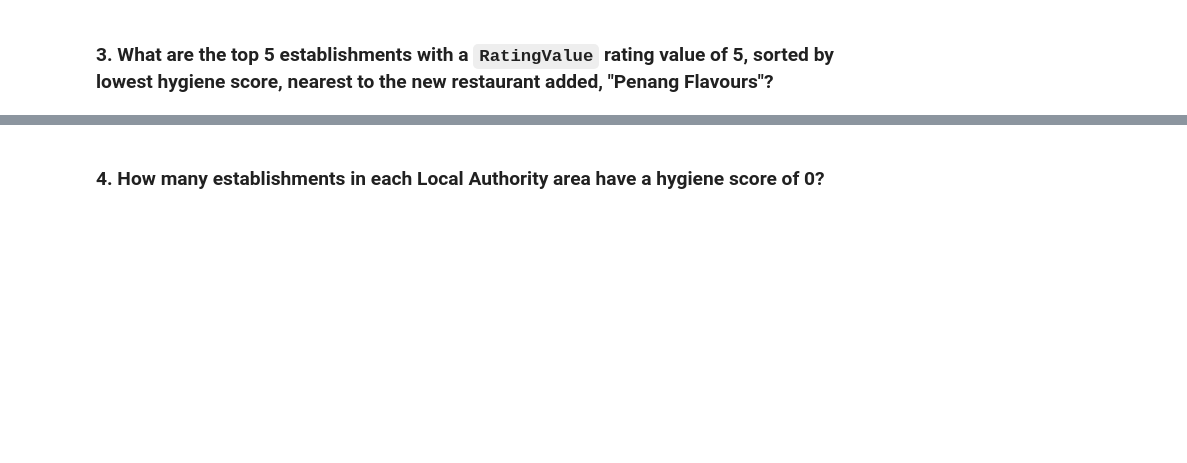
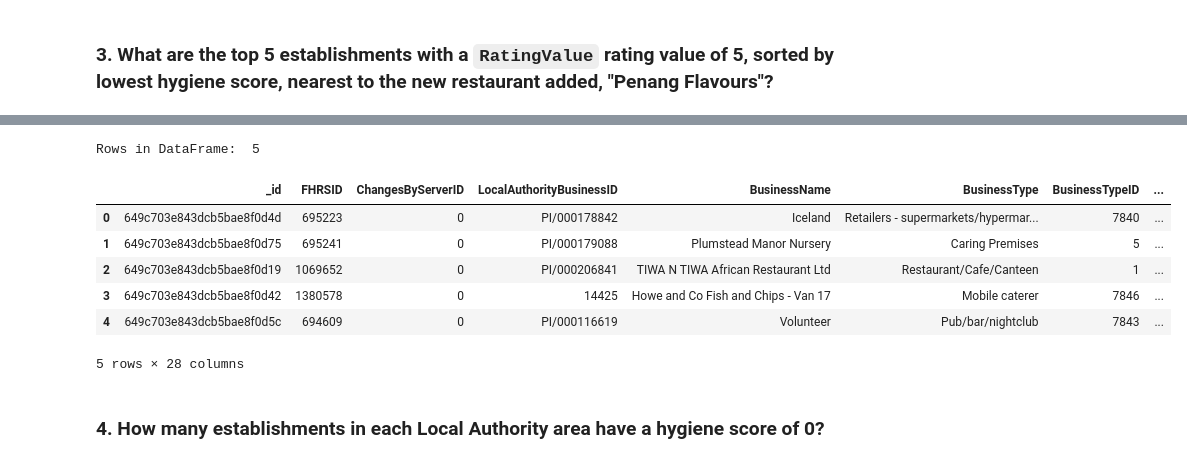
Before and after one commit to msryannhawkins/nosql-challenge, a Jupyter notebook: NoSQL_analysis_starter.ipynb, the cells around one changed output, grey strips where cells are left out. Saved outputs shown, nothing was run; the diff lists cells and outputs as text; code cells hidden in the pictures; blank space fills up the shorter version.

```diff
--- a/NoSQL_analysis_starter.ipynb
+++ b/NoSQL_analysis_starter.ipynb
@@ -157,10 +234,13 @@ print(RatingValue_count)
 # Sort by hygiene score
 
 degree_search = 0.01
-latitude =
-longitude =
+latitude = 51.49014200
+longitude = 0.08384000
 
-query =
-sort =
+query3 = { "geocode.latitude" : {'$lte' : latitude+degree_search, '$gte': latitude-degree_search}, "geocode.longitude" : {'$lte': longitude+degree_search, '$gte' : longitude-degree_search}, 'RatingValue':5}
 
+sort3 =  [('Hygiene', 1)]
+
+limit3 = 5
 # Print the results
+pprint(list(establishments.find(query3).sort(sort3).limit(limit3)))
@@ -169,3 +265,23 @@ sort =
+# %%
+# Convert the result to a Pandas DataFrame
+Top5Dict = establishments.find(query3).sort(sort3).limit(limit3)
+
+Top5__df = pd.DataFrame(Top5Dict)
+
+# Display the number of rows in the DataFrame
+print("Rows in DataFrame: ", len(Top5__df))
+
+# Display the first 10 rows of the DataFrame
+Top5__df.head(10)
+# %% [output]
+Rows in DataFrame:  5
+|  | _id | FHRSID | ChangesByServerID | LocalAuthorityBusinessID | BusinessName | BusinessType | BusinessTypeID | ... |
+| 0 | 649c703e843dcb5bae8f0d4d | 695223 | 0 | PI/000178842 | Iceland | Retailers - supermarkets/hypermar... | 7840 | ... |
+| 1 | 649c703e843dcb5bae8f0d75 | 695241 | 0 | PI/000179088 | Plumstead Manor Nursery | Caring Premises | 5 | ... |
+| 2 | 649c703e843dcb5bae8f0d19 | 1069652 | 0 | PI/000206841 | TIWA N TIWA African Restaurant Ltd | Restaurant/Cafe/Canteen | 1 | ... |
+| 3 | 649c703e843dcb5bae8f0d42 | 1380578 | 0 | 14425 | Howe and Co Fish and Chips - Van 17 | Mobile caterer | 7846 | ... |
+| 4 | 649c703e843dcb5bae8f0d5c | 694609 | 0 | PI/000116619 | Volunteer | Pub/bar/nightclub | 7843 | ... |
+5 rows × 28 columns
 # %% [markdown]
 ### 4. How many establishments in each Local Authority area have a hygiene score of 0?
 # %%
```
Also changed, not shown: parts of 19 cells of this notebook.
